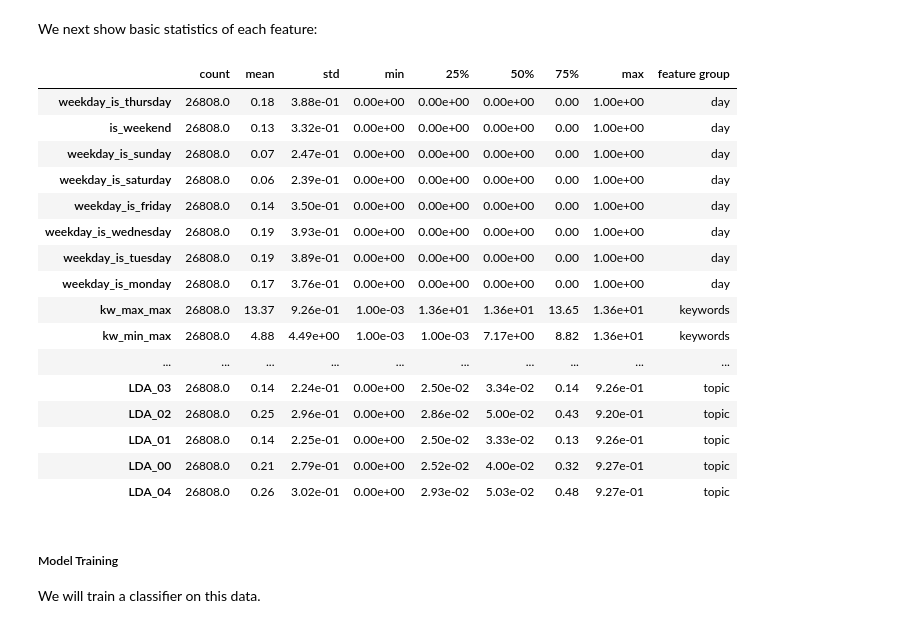
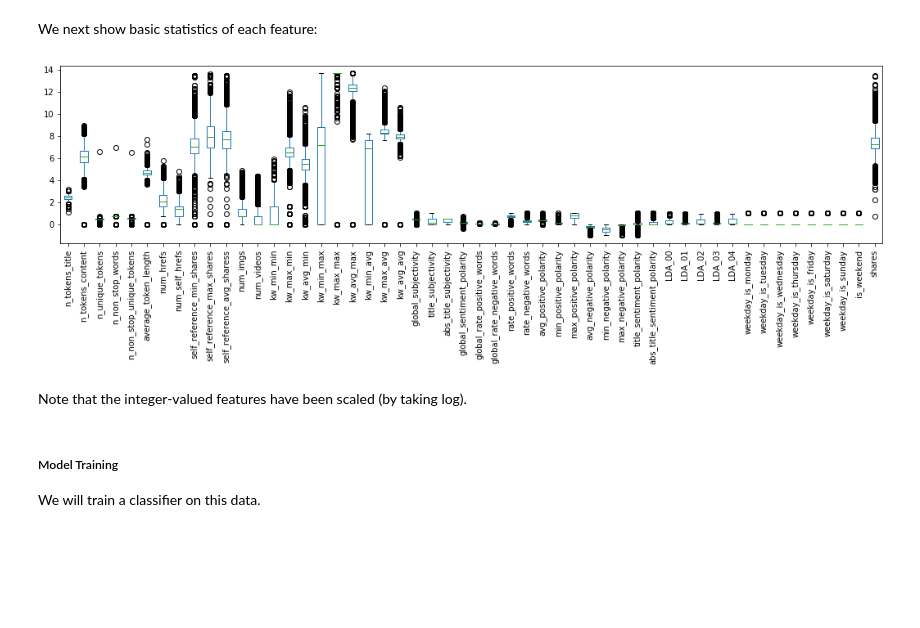
Before and after one commit to dmelis/interpretwoe, a Jupyter notebook: userstudy/WoE_UserStudy_Main.ipynb, the cells around one changed output. Saved outputs shown, nothing was run; the diff lists cells and outputs as text; code cells hidden in the pictures; blank space fills up the shorter version.

```diff
--- a/userstudy/WoE_UserStudy_Main.ipynb
+++ b/userstudy/WoE_UserStudy_Main.ipynb
@@ -68,31 +69,15 @@ Featue Group 8: SHARES
     shares                              ->      Number of shares (on social media, by readers)
 # %% [markdown]
 We next show basic statistics of each feature:
-# %%
-pd.set_option('precision', 2)
-df_desc = df.describe().transpose().merge(
-    pd.DataFrame.from_dict(feature_groups.mapping, orient='index', columns=['feature group']),
-    left_index = True, right_index = True,
-)
-df_desc.sort_values(by='feature group')
-# %% [output]
-|  | count | mean | std | min | 25% | 50% | 75% | max | feature group |
-| weekday_is_thursday | 26808.0 | 0.18 | 3.88e-01 | 0.00e+00 | 0.00e+00 | 0.00e+00 | 0.00 | 1.00e+00 | day |
-| is_weekend | 26808.0 | 0.13 | 3.32e-01 | 0.00e+00 | 0.00e+00 | 0.00e+00 | 0.00 | 1.00e+00 | day |
-| weekday_is_sunday | 26808.0 | 0.07 | 2.47e-01 | 0.00e+00 | 0.00e+00 | 0.00e+00 | 0.00 | 1.00e+00 | day |
-| weekday_is_saturday | 26808.0 | 0.06 | 2.39e-01 | 0.00e+00 | 0.00e+00 | 0.00e+00 | 0.00 | 1.00e+00 | day |
-| weekday_is_friday | 26808.0 | 0.14 | 3.50e-01 | 0.00e+00 | 0.00e+00 | 0.00e+00 | 0.00 | 1.00e+00 | day |
-| weekday_is_wednesday | 26808.0 | 0.19 | 3.93e-01 | 0.00e+00 | 0.00e+00 | 0.00e+00 | 0.00 | 1.00e+00 | day |
-| weekday_is_tuesday | 26808.0 | 0.19 | 3.89e-01 | 0.00e+00 | 0.00e+00 | 0.00e+00 | 0.00 | 1.00e+00 | day |
-| weekday_is_monday | 26808.0 | 0.17 | 3.76e-01 | 0.00e+00 | 0.00e+00 | 0.00e+00 | 0.00 | 1.00e+00 | day |
-| kw_max_max | 26808.0 | 13.37 | 9.26e-01 | 1.00e-03 | 1.36e+01 | 1.36e+01 | 13.65 | 1.36e+01 | keywords |
-| kw_min_max | 26808.0 | 4.88 | 4.49e+00 | 1.00e-03 | 1.00e-03 | 7.17e+00 | 8.82 | 1.36e+01 | keywords |
-| ... | ... | ... | ... | ... | ... | ... | ... | ... | ... |
-| LDA_03 | 26808.0 | 0.14 | 2.24e-01 | 0.00e+00 | 2.50e-02 | 3.34e-02 | 0.14 | 9.26e-01 | topic |
-| LDA_02 | 26808.0 | 0.25 | 2.96e-01 | 0.00e+00 | 2.86e-02 | 5.00e-02 | 0.43 | 9.20e-01 | topic |
-| LDA_01 | 26808.0 | 0.14 | 2.25e-01 | 0.00e+00 | 2.50e-02 | 3.33e-02 | 0.13 | 9.26e-01 | topic |
-| LDA_00 | 26808.0 | 0.21 | 2.79e-01 | 0.00e+00 | 2.52e-02 | 4.00e-02 | 0.32 | 9.27e-01 | topic |
-| LDA_04 | 26808.0 | 0.26 | 3.02e-01 | 0.00e+00 | 2.93e-02 | 5.03e-02 | 0.48 | 9.27e-01 | topic |
+# %%
+fig, ax = plt.subplots(figsize=(18,4))
+cols = np.array(df.columns.tolist())[np.concatenate(feature_groups.idxs)]
+df.reindex(columns = cols).boxplot(grid=False, rot = 90, ax = ax)
+plt.show()
+# %% [output]
+[figure, added]
+# %% [markdown]
+Note that the integer-valued features have been scaled (by taking log).
 # %% [markdown]
 ##### Model Training
 
```
Also changed, not shown: parts of 17 cells of this notebook, 1 other file.
